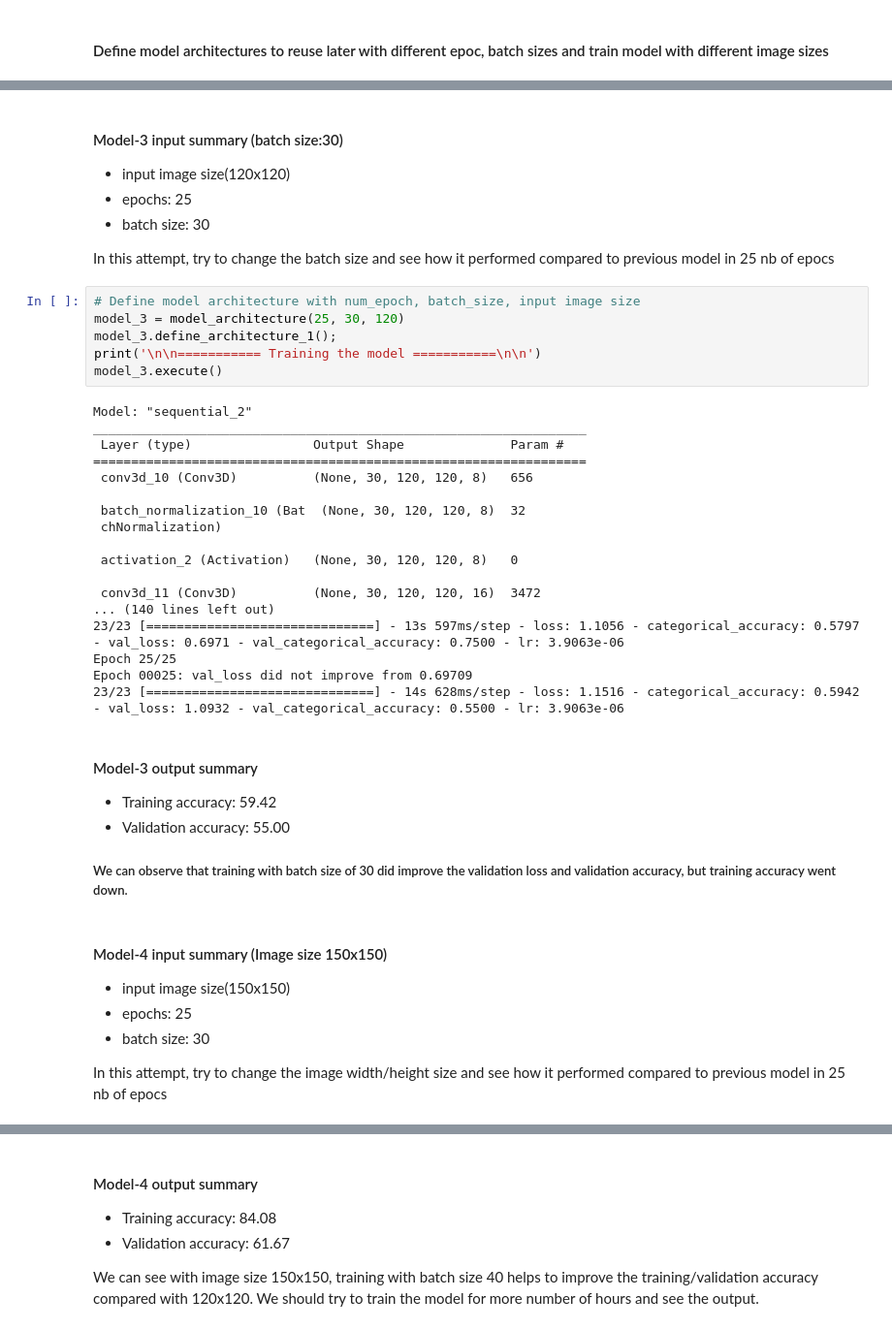
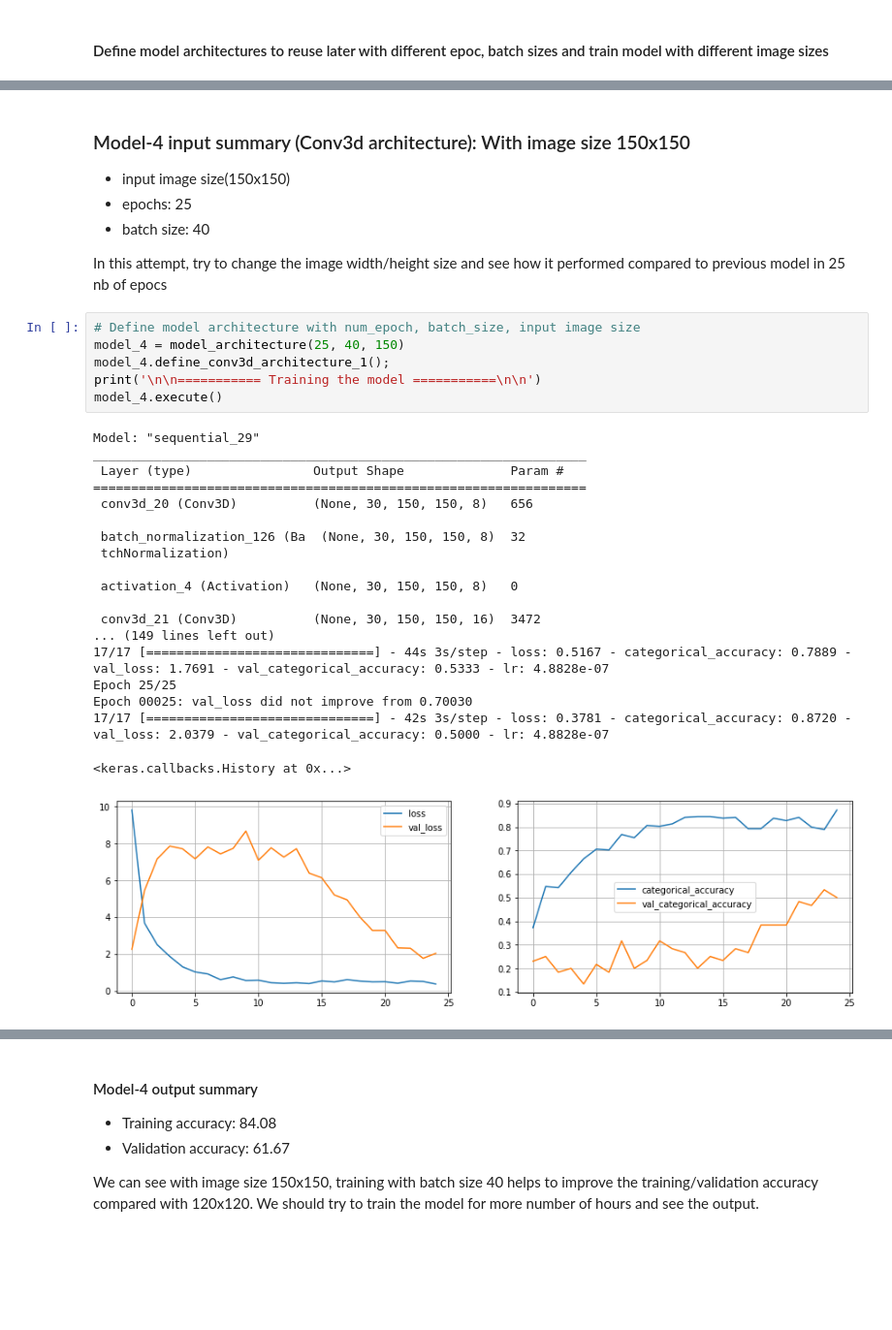
Before and after one commit to ps2420/cnn_gesture_recognition, a Jupyter notebook: Neural_Nets_Project_Starter_Code.ipynb, the cells around one changed output, grey strips where cells are left out. Shown at 97% size. Drawn from its saved outputs; the diff is of its cells as text; blank space fills up the shorter version.

```diff
--- a/Neural_Nets_Project_Starter_Code.ipynb
+++ b/Neural_Nets_Project_Starter_Code.ipynb
@@ -394,45 +518,34 @@ Before running for more number of epochs, we should try out with different batch
 # %% [markdown]
-#### Model-3 input summary (batch size:30)
-- input image size(120x120)
+### Model-4 input summary (Conv3d architecture): With image size 150x150
+
+- input image size(150x150)
 - epochs: 25
-- batch size: 30
+- batch size: 40
 
-In this attempt, try to change the batch size and see how it performed compared to previous model in 25 nb of epocs
+In this attempt, try to change the image width/height size and see how it performed compared to previous model in 25 nb of epocs
 # %%
 # Define model architecture with num_epoch, batch_size, input image size
-model_3 = model_architecture(25, 30, 120)
-model_3.define_architecture_1();
+model_4 = model_architecture(25, 40, 150)
+model_4.define_conv3d_architecture_1();
 print('\n\n=========== Training the model ===========\n\n')
-model_3.execute()
+model_4.execute()
 # %% [output]
-Model: "sequential_2"
+Model: "sequential_29"
 _________________________________________________________________
  Layer (type)                Output Shape              Param #
 =================================================================
- conv3d_10 (Conv3D)          (None, 30, 120, 120, 8)   656
+ conv3d_20 (Conv3D)          (None, 30, 150, 150, 8)   656
 
- batch_normalization_10 (Bat  (None, 30, 120, 120, 8)  32
- chNormalization)
+ batch_normalization_126 (Ba  (None, 30, 150, 150, 8)  32
+ tchNormalization)
 
- activation_2 (Activation)   (None, 30, 120, 120, 8)   0
+ activation_4 (Activation)   (None, 30, 150, 150, 8)   0
 
- conv3d_11 (Conv3D)          (None, 30, 120, 120, 16)  3472
-... (140 lines left out)
-23/23 [==============================] - 13s 597ms/step - loss: 1.1056 - categorical_accuracy: 0.5797 - val_loss: 0.6971 - val_categorical_accuracy: 0.7500 - lr: 3.9063e-06
+ conv3d_21 (Conv3D)          (None, 30, 150, 150, 16)  3472
+... (149 lines left out)
+17/17 [==============================] - 44s 3s/step - loss: 0.5167 - categorical_accuracy: 0.7889 - val_loss: 1.7691 - val_categorical_accuracy: 0.5333 - lr: 4.8828e-07
 Epoch 25/25
-Epoch 00025: val_loss did not improve from 0.69709
-23/23 [==============================] - 14s 628ms/step - loss: 1.1516 - categorical_accuracy: 0.5942 - val_loss: 1.0932 - val_categorical_accuracy: 0.5500 - lr: 3.9063e-06
+Epoch 00025: val_loss did not improve from 0.70030
+17/17 [==============================] - 42s 3s/step - loss: 0.3781 - categorical_accuracy: 0.8720 - val_loss: 2.0379 - val_categorical_accuracy: 0.5000 - lr: 4.8828e-07
+<keras.callbacks.History at 0x...>
+[figure, added]
-# %% [markdown]
-#### Model-3 output summary
-- Training accuracy: 59.42
-- Validation accuracy: 55.00
-
-##### We can observe that training with batch size of 30 did improve the validation loss and validation accuracy, but training accuracy went down.
-# %% [markdown]
-#### Model-4 input summary (Image size 150x150)
-
-- input image size(150x150)
-- epochs: 25
-- batch size: 30
-
-In this attempt, try to change the image width/height size and see how it performed compared to previous model in 25 nb of epocs
```
Also changed, not shown: parts of 58 cells of this notebook.
